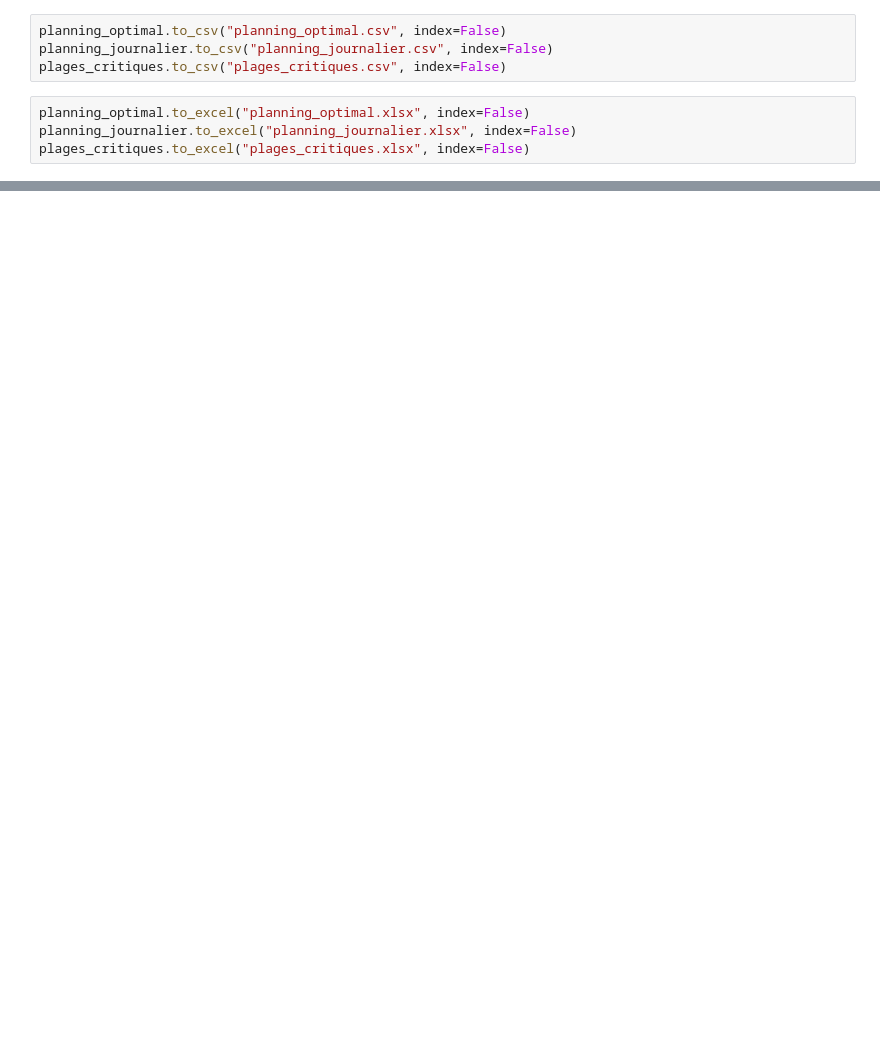
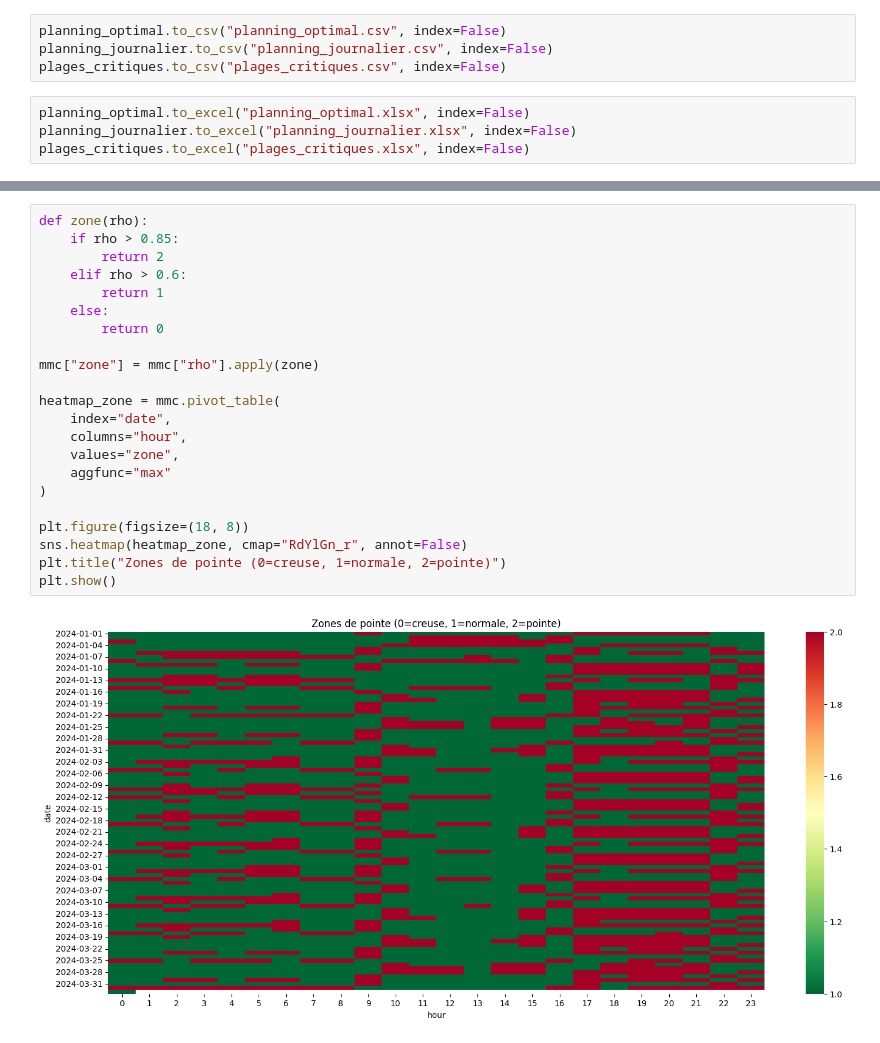
Before and after one commit to John-dotcom-cyber/hospital-emergency-optimizer, a Jupyter notebook: notebooks/prediction/prediction_basique.ipynb, the cells around one changed output, grey strips where cells are left out. Cells and saved outputs as stored; diff of their text form; blank space fills up the shorter version.

```diff
--- a/notebooks/prediction/prediction_basique.ipynb
+++ b/notebooks/prediction/prediction_basique.ipynb
@@ -1271,0 +1321,24 @@ plages_critiques.to_excel("plages_critiques.xlsx", index=False)
+# %%
+def zone(rho):
+    if rho > 0.85:
+        return 2
+    elif rho > 0.6:
+        return 1
+    else:
+        return 0
+
+mmc["zone"] = mmc["rho"].apply(zone)
+
+heatmap_zone = mmc.pivot_table(
+    index="date",
+    columns="hour",
+    values="zone",
+    aggfunc="max"
+)
+
+plt.figure(figsize=(18, 8))
+sns.heatmap(heatmap_zone, cmap="RdYlGn_r", annot=False)
+plt.title("Zones de pointe (0=creuse, 1=normale, 2=pointe)")
+plt.show()
+# %% [output]
+[figure, added]
```
Also changed, not shown: parts of 50 cells of this notebook, 15 other files.
